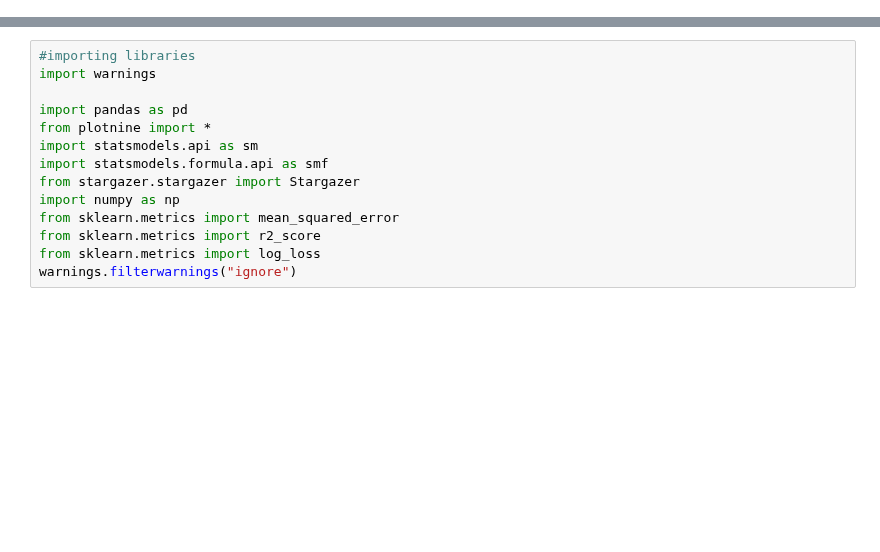
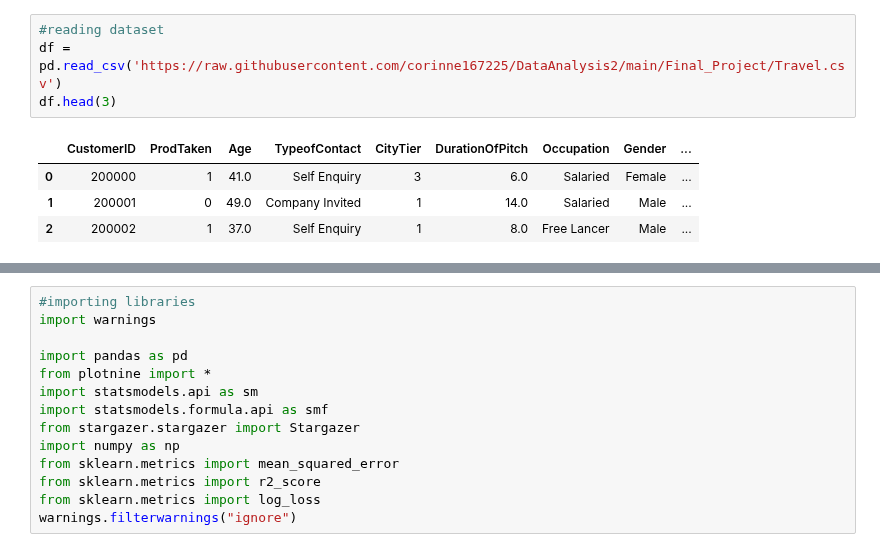
Before and after one commit to corinne167225/DataAnalysis2, a Jupyter notebook: Final_Project/Final_Project.ipynb, the cells around one changed output, grey strips where cells are left out. Drawn from its saved outputs; the diff is of its cells as text; blank space fills up the shorter version.

```diff
--- a/Final_Project/Final_Project.ipynb
+++ b/Final_Project/Final_Project.ipynb
@@ -10,0 +16,9 @@ https://www.kaggle.com/datasets/susant4learning/holiday-package-purchase-predict
+# %%
+#reading dataset
+df = pd.read_csv('https://raw.githubusercontent.com/corinne167225/DataAnalysis2/main/Final_Project/Travel.csv')
+df.head(3)
+# %% [output]
+|  | CustomerID | ProdTaken | Age | TypeofContact | CityTier | DurationOfPitch | Occupation | Gender | ... |
+| 0 | 200000 | 1 | 41.0 | Self Enquiry | 3 | 6.0 | Salaried | Female | ... |
+| 1 | 200001 | 0 | 49.0 | Company Invited | 1 | 14.0 | Salaried | Male | ... |
+| 2 | 200002 | 1 | 37.0 | Self Enquiry | 1 | 8.0 | Free Lancer | Male | ... |
```
Also changed, not shown: parts of 38 cells of this notebook.
